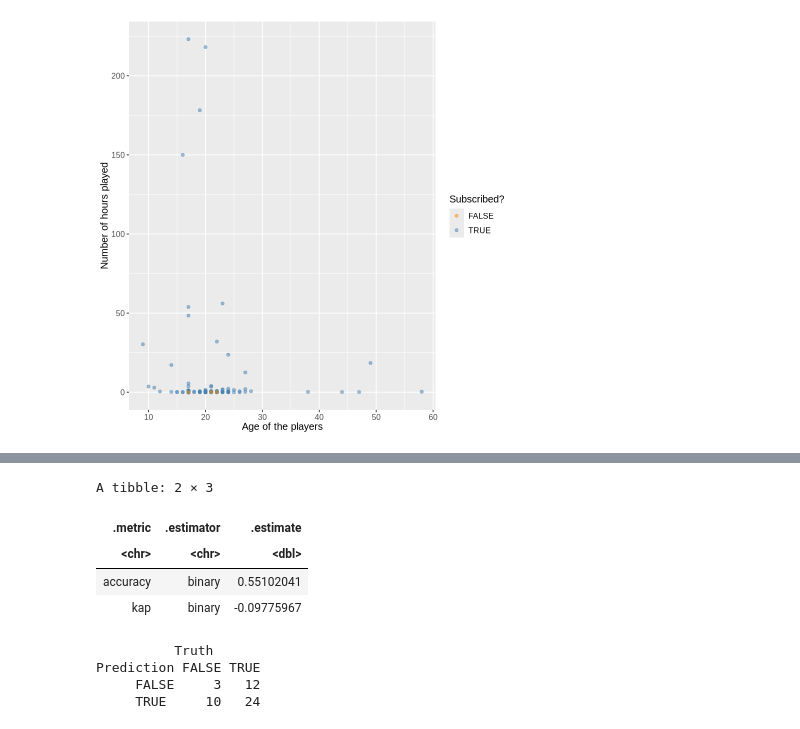
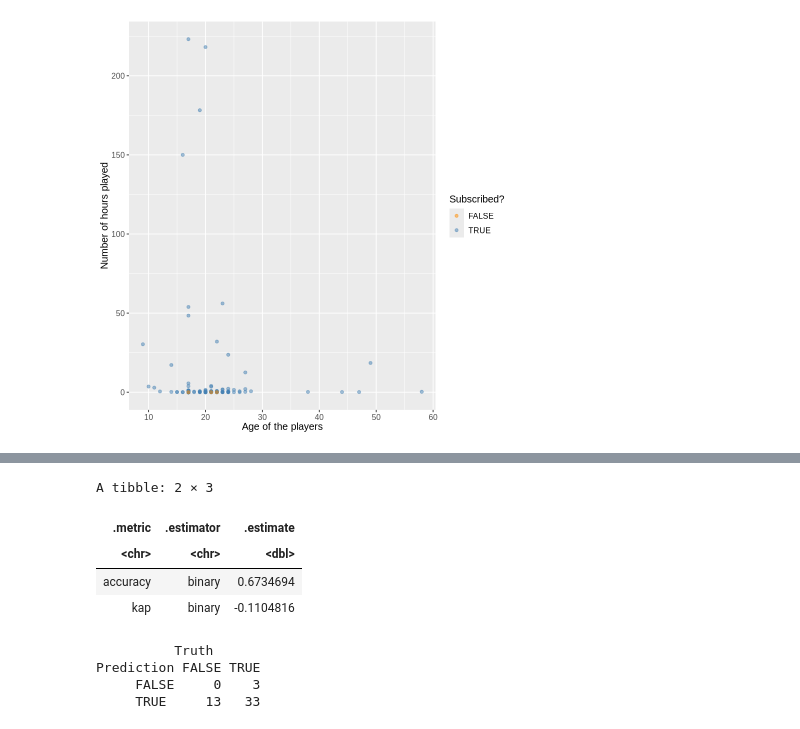
Before and after one commit to saisriman2004/DSCI_V-100-Group-Project, a Jupyter notebook: ProjectFinalReport.ipynb, the cells around one changed output, grey strips where cells are left out. Cells and saved outputs as stored; diff of their text form; code cells hidden in the pictures.

```diff
--- a/ProjectFinalReport.ipynb
+++ b/ProjectFinalReport.ipynb
@@ -399,5 +331,5 @@ A tibble: 1 × 2
 # %%
-final_spec_tuned<-nearest_neighbor(mode="classification",neighbors= 9,
+final_spec_tuned<-nearest_neighbor(mode="classification",neighbors= 18,
                                  weight_func="rectangular")|>
                                 set_engine("kknn")
 # %%
@@ -409,15 +341,17 @@ final_knn_fit<-workflow()|>
 final_predictions<-predict(final_knn_fit,testing_data) |>
                 bind_cols(testing_data)
 # %%
-metrics(final_predictions,truth=subscribe,estimate = .pred_class)
-conf_mat(final_predictions,truth=subscribe,estimate=.pred_class)
+final_pred_metrics<-metrics(final_predictions,truth=subscribe,estimate = .pred_class)
+final_pred_metrics
+final_pred_conf_mat<-conf_mat(final_predictions,truth=subscribe,estimate=.pred_class)
+final_pred_conf_mat
 # %% [output]
 A tibble: 2 × 3
 | .metric | .estimator | .estimate |
 | <chr> | <chr> | <dbl> |
-| accuracy | binary | 0.55102041 |
-| kap | binary | -0.09775967 |
+| accuracy | binary | 0.6734694 |
+| kap | binary | -0.1104816 |
           Truth
 Prediction FALSE TRUE
-     FALSE     3   12
-     TRUE     10   24
+     FALSE     0    3
+     TRUE     13   33
```
Also changed, not shown: parts of 8 cells of this notebook.
